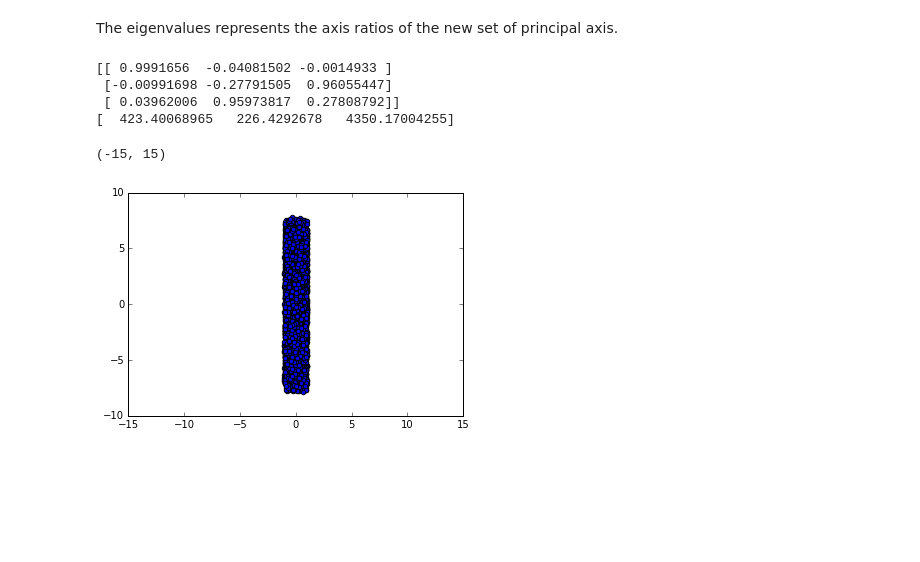
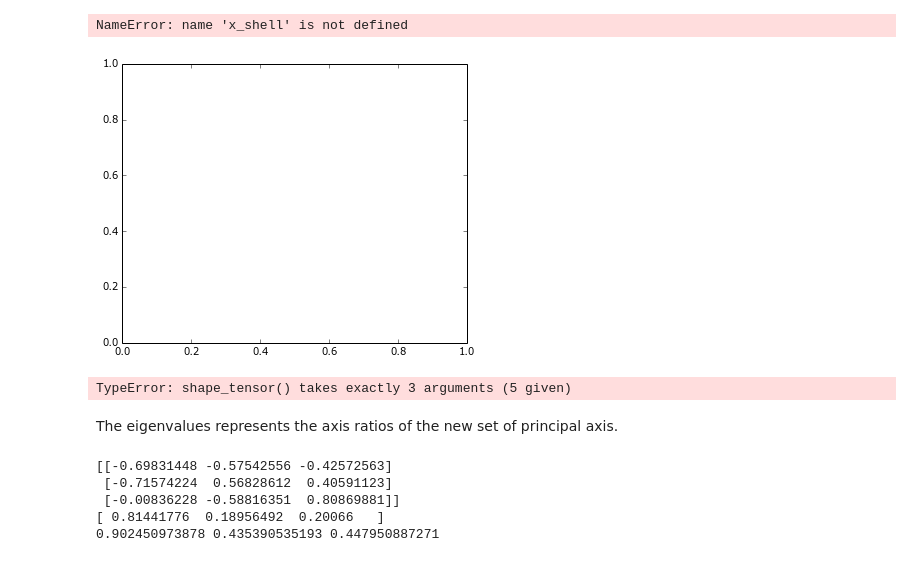
Before and after one commit to jngaravitoc/shapes, a Jupyter notebook: Shapes.ipynb, the cells around one changed output. Drawn from its saved outputs; the diff is of its cells as text; code cells hidden in the pictures; blank space fills up the shorter version.

```diff
--- a/Shapes.ipynb
+++ b/Shapes.ipynb
@@ -58,11 +153,38 @@ print I_test
+# %%
+figure(figsize=(21, 5))
+subplot(1, 3, 1)
+scatter(x_shell, y_shell, s=1)
+xlabel('x')
+ylabel('y')
+axis('equal')
+subplot(1, 3, 2)
+scatter(x_shell, z_shell, s=1)
+xlabel('x')
+ylabel('z')
+axis('equal')
+subplot(1, 3, 3)
+scatter(y_shell, z_shell, s=1)
+xlabel('y')
+ylabel('z')
+axis('equal')
+# %% [output]
+NameError: name 'x_shell' is not defined
+[figure, added]
+# %%
+S_test = shape_tensor(x_sph, y_sph, z_sph, 1, 1)
+print S_test
+# %% [output]
+TypeError: shape_tensor() takes exactly 3 arguments (5 given)
 # %% [markdown]
 The eigenvalues represents the axis ratios of the new set of principal axis.
 # %%
-eival, evec = eig(I_test)
+eival, evec = eig(S_test)
 print evec
 print eival
+print sqrt(eival[0]), sqrt(eival[1]), sqrt(eival[2])
 # %% [output]
-[[ 0.9991656  -0.04081502 -0.0014933 ]
- [-0.00991698 -0.27791505  0.96055447]
- [ 0.03962006  0.95973817  0.27808792]]
-[  423.40068965   226.4292678   4350.17004255]
+[[-0.69831448 -0.57542556 -0.42572563]
+ [-0.71574224  0.56828612  0.40591123]
+ [-0.00836228 -0.58816351  0.80869881]]
+[ 0.81441776  0.18956492  0.20066   ]
+0.902450973878 0.435390535193 0.447950887271
@@ -76,6 +190,0 @@ NEWR = dot(evec.T, XYZ)
-# %%
-scatter(NEWR[0,:], NEWR[2,:])
-xlim(-15, 15)
-# %% [output]
-(-15, 15)
-[figure, removed]
```
Also changed, not shown: parts of 33 cells of this notebook.
